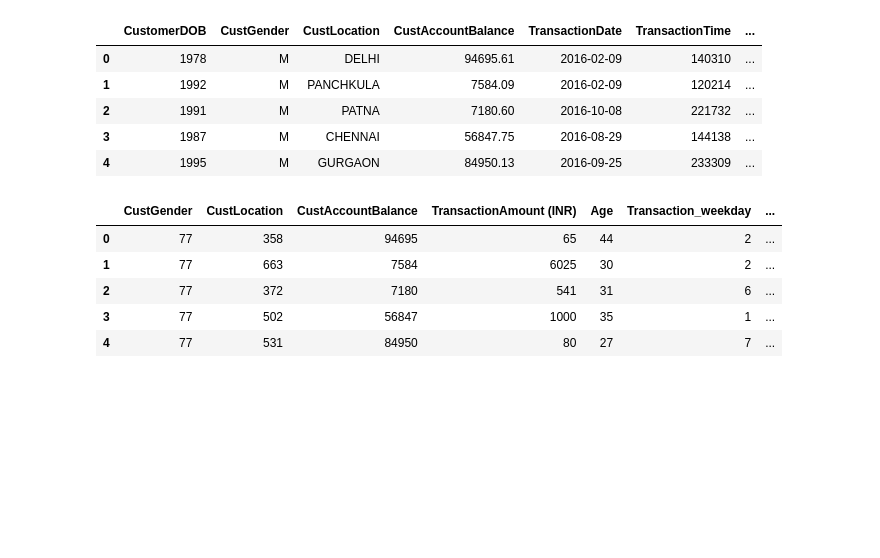
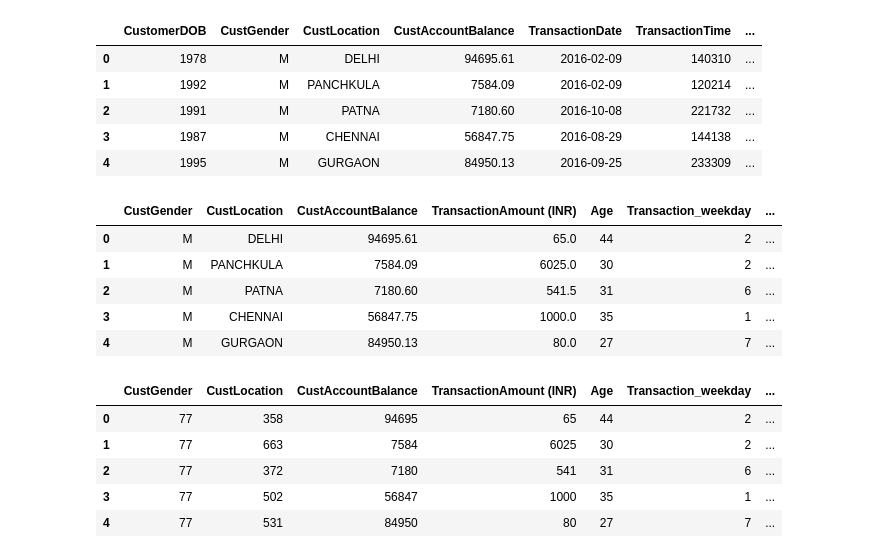
Before and after one commit to gianaguico/ADM_HW4_Group33, a Jupyter notebook: Q1.ipynb, the cells around one changed output. Drawn from its saved outputs; the diff is of its cells as text; code cells hidden in the pictures; blank space fills up the shorter version.

```diff
--- a/Q1.ipynb
+++ b/Q1.ipynb
@@ -304,2 +204,13 @@ query['TransactionAmount (INR)'] = query['TransactionAmount (INR)'].apply(float_
 # %%
 query = query.drop(['CustomerDOB','TransactionDate', 'TransactionTime', 'TransactionDay', 'Transaction_Hour'], axis = 1)
+# %%
+query_cp = query.copy(deep=True)
+# %%
+query_cp.head()
+# %% [output]
+|  | CustGender | CustLocation | CustAccountBalance | TransactionAmount (INR) | Age | Transaction_weekday | ... |
+| 0 | M | DELHI | 94695.61 | 65.0 | 44 | 2 | ... |
+| 1 | M | PANCHKULA | 7584.09 | 6025.0 | 30 | 2 | ... |
+| 2 | M | PATNA | 7180.60 | 541.5 | 31 | 6 | ... |
+| 3 | M | CHENNAI | 56847.75 | 1000.0 | 35 | 1 | ... |
+| 4 | M | GURGAON | 84950.13 | 80.0 | 27 | 7 | ... |
```
Also changed, not shown: parts of 29 cells of this notebook.
